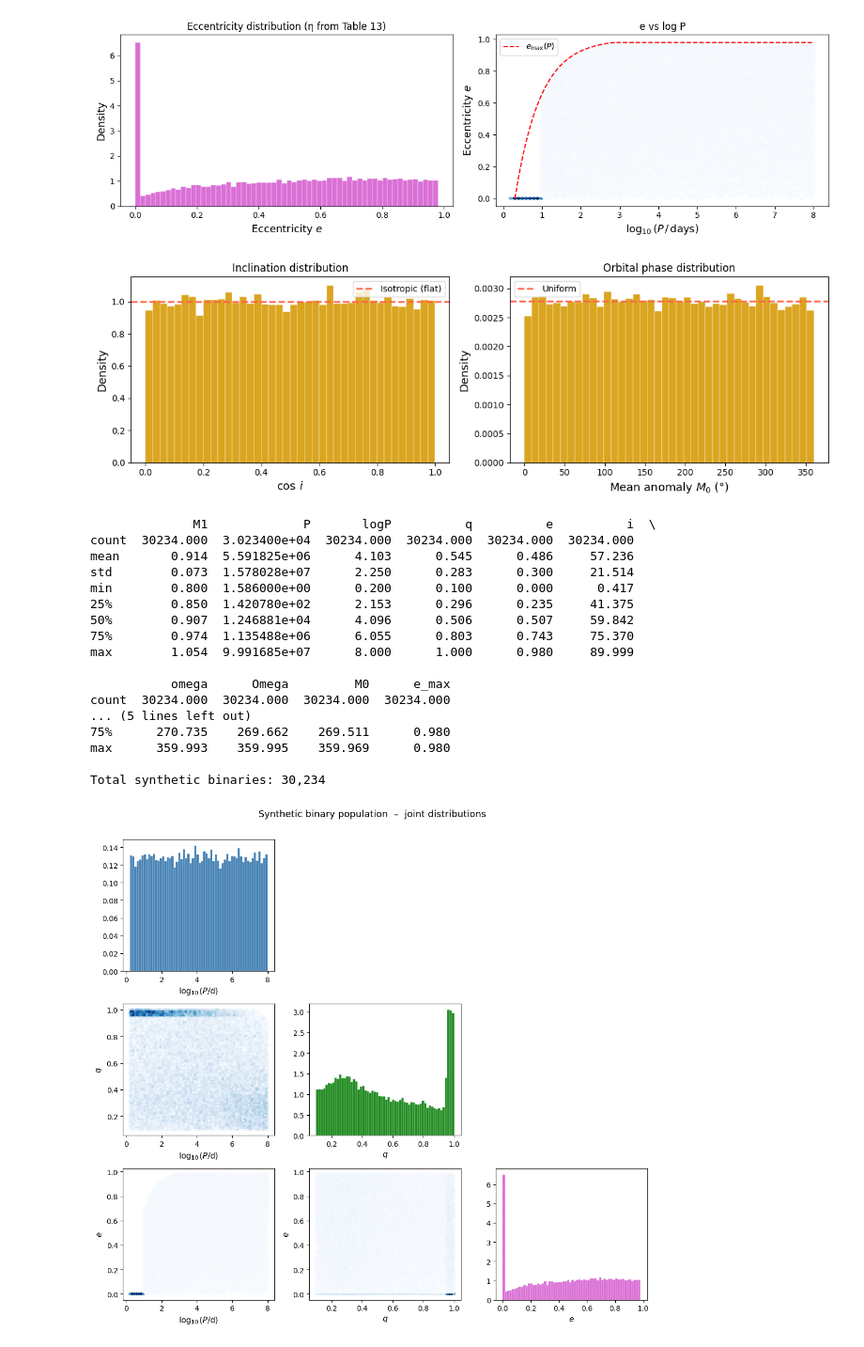
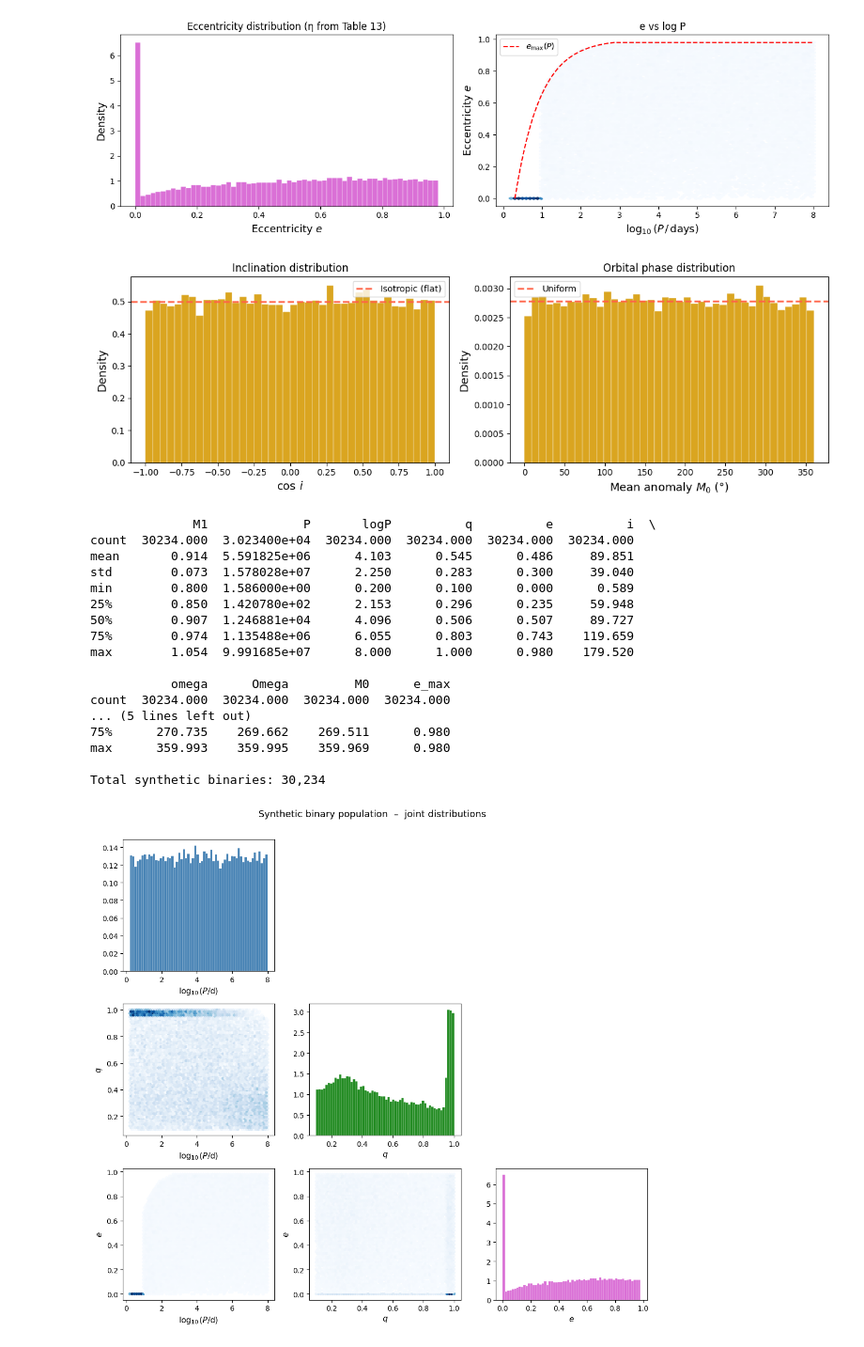
Before and after one commit to Eljameuter/Orbital-and-physical-parameter-distribution-of-Binary-Systems, a Jupyter notebook: Bias_correction.ipynb, the cells around one changed output. Shown at 94% size. Saved outputs shown, nothing was run; the diff lists cells and outputs as text; code cells hidden in the pictures.

```diff
--- a/Bias_correction.ipynb
+++ b/Bias_correction.ipynb
@@ -463,36 +463,36 @@ def sample_orientation(n, rng_obj):
     """
     Draw isotropic orientations and random orbital phase.
     Returns (i, omega, Omega, M0) all in degrees.
     """
-    cosi = rng_obj.uniform(0, 1, n)
+    cosi = rng_obj.uniform(-1, 1, n)
     i = np.degrees(np.arccos(cosi))  # inclination [0,90°]
     omega = rng_obj.uniform(0, 360, n)  # arg of periastron
     Omega = rng_obj.uniform(0, 360, n)  # longitude of ascending node
     M0 = rng_obj.uniform(0, 360, n)  # mean anomaly / orbital phase
     return i, omega, Omega, M0
 
 
 i, omega, Omega, M0 = sample_orientation(len(M1_bin), rng)
 
 fig, axes = plt.subplots(1, 2, figsize=(12, 4))
 axes[0].hist(np.cos(np.radians(i)), bins=40, color='goldenrod',
              edgecolor='white', lw=0.3, density=True)
-axes[0].axhline(1.0, color='tomato', lw=2, ls='--', label='Isotropic (flat)')
+axes[0].axhline(0.5, color='tomato', lw=2, ls='--', label='Isotropic (flat)')
 axes[0].set_xlabel(r'$\cos\,i$', fontsize=13)
 axes[0].set_ylabel('Density', fontsize=13)
 axes[0].set_title('Inclination distribution', fontsize=12)
 axes[0].legend()
 
 axes[1].hist(M0, bins=40, color='goldenrod', edgecolor='white', lw=0.3, density=True)
 axes[1].axhline(1 / 360, color='tomato', lw=2, ls='--', label='Uniform')
 axes[1].set_xlabel(r'Mean anomaly $M_0$ (°)', fontsize=13)
 axes[1].set_ylabel('Density', fontsize=13)
 axes[1].set_title('Orbital phase distribution', fontsize=12)
 axes[1].legend()
 plt.tight_layout();
 plt.show()
 # %% [output]
-[figure, old version]
+[figure, new version]
 # %%
 # combine all in a df
 df_synthetic = pd.DataFrame({
@@ -513,13 +513,13 @@ print(f"\nTotal synthetic binaries: {len(df_synthetic):,}")
 # %% [output]
               M1             P       logP          q          e          i  \
 count  30234.000  3.023400e+04  30234.000  30234.000  30234.000  30234.000
-mean       0.914  5.591825e+06      4.103      0.545      0.486     57.236
-std        0.073  1.578028e+07      2.250      0.283      0.300     21.514
-min        0.800  1.586000e+00      0.200      0.100      0.000      0.417
-25%        0.850  1.420780e+02      2.153      0.296      0.235     41.375
-50%        0.907  1.246881e+04      4.096      0.506      0.507     59.842
-75%        0.974  1.135488e+06      6.055      0.803      0.743     75.370
-max        1.054  9.991685e+07      8.000      1.000      0.980     89.999
+mean       0.914  5.591825e+06      4.103      0.545      0.486     89.851
+std        0.073  1.578028e+07      2.250      0.283      0.300     39.040
+min        0.800  1.586000e+00      0.200      0.100      0.000      0.589
+25%        0.850  1.420780e+02      2.153      0.296      0.235     59.948
+50%        0.907  1.246881e+04      4.096      0.506      0.507     89.727
+75%        0.974  1.135488e+06      6.055      0.803      0.743    119.659
+max        1.054  9.991685e+07      8.000      1.000      0.980    179.520
 
            omega      Omega         M0      e_max
 count  30234.000  30234.000  30234.000  30234.000
```
Also changed, not shown: parts of 15 cells of this notebook, 8 other files.
